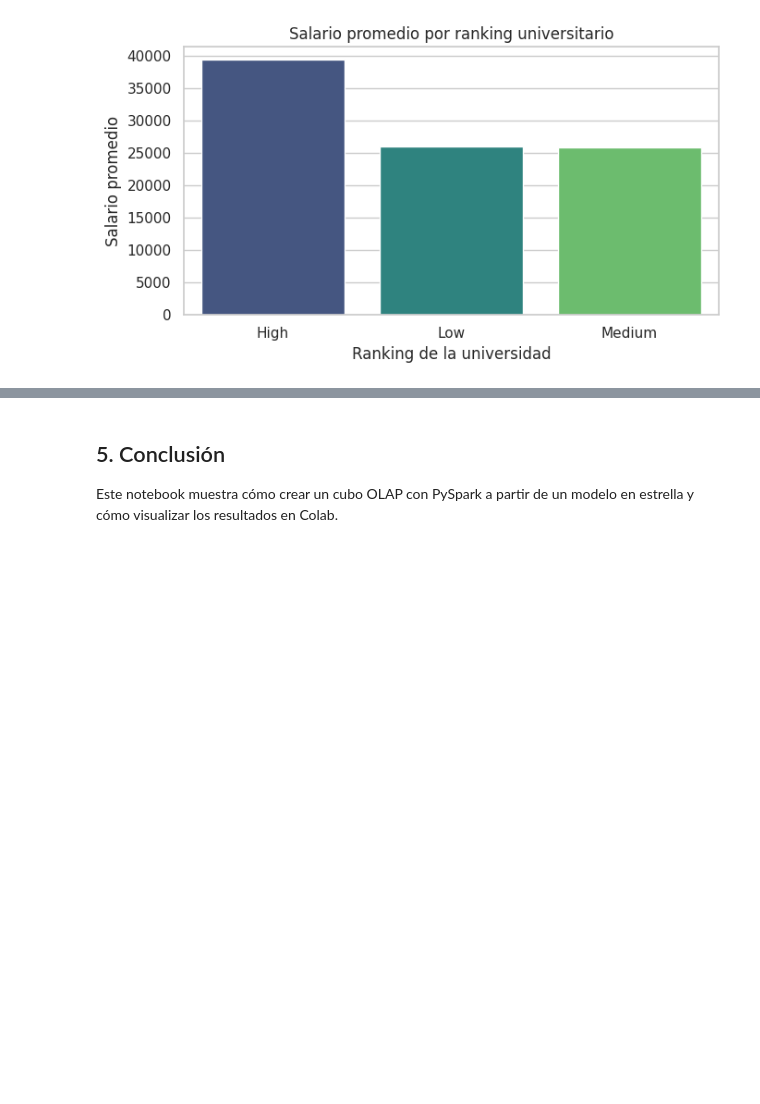
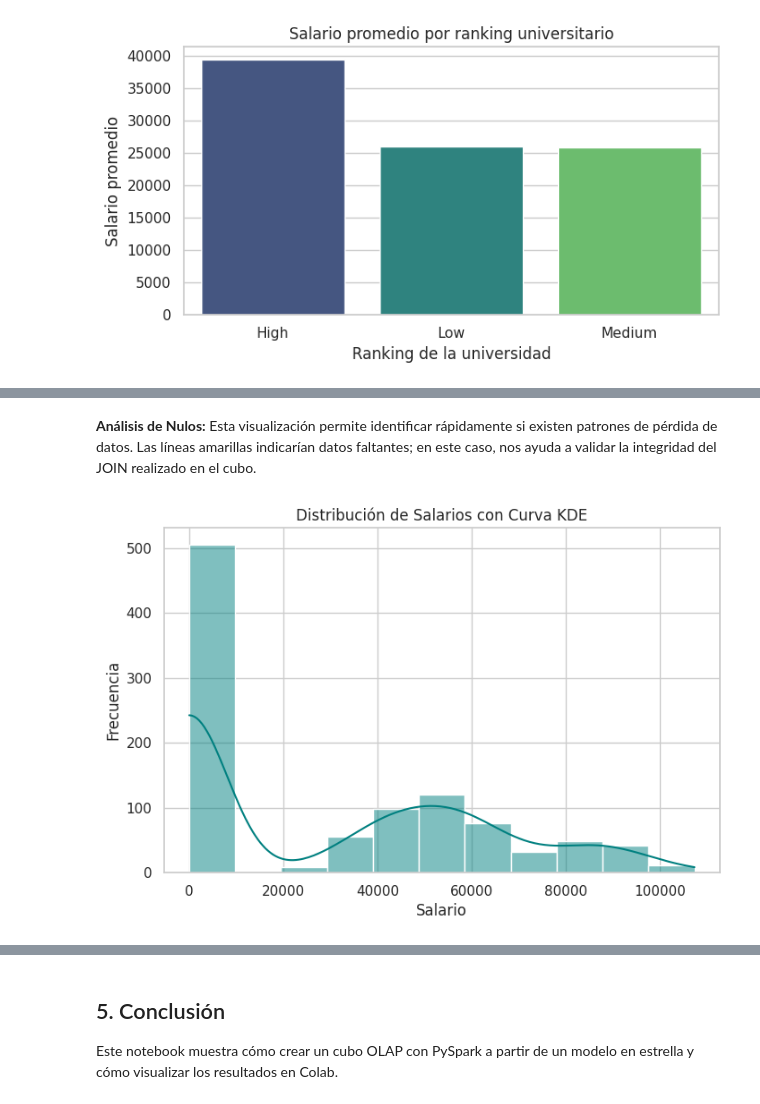
Before and after one commit to ftmrocca/CUBO-OLAP, a Jupyter notebook: OLAP_Cubo_PySpark_Colab.ipynb, the cells around one changed output, grey strips where cells are left out. Cells and saved outputs as stored; diff of their text form; code cells hidden in the pictures; blank space fills up the shorter version.

```diff
--- a/OLAP_Cubo_PySpark_Colab.ipynb
+++ b/OLAP_Cubo_PySpark_Colab.ipynb
@@ -194,0 +208,12 @@ Passing `palette` without assigning `hue` is deprecated and will be removed in v
+# %% [markdown]
+**Análisis de Nulos:** Esta visualización permite identificar rápidamente si existen patrones de pérdida de datos. Las líneas amarillas indicarían datos faltantes; en este caso, nos ayuda a validar la integridad del JOIN realizado en el cubo.
+# %%
+# 6.2 Histograma + Curva KDE del Salario
+plt.figure(figsize=(8, 5))
+sns.histplot(pdf_sample['salary'], kde=True, color='teal')
+plt.title('Distribución de Salarios con Curva KDE')
+plt.xlabel('Salario')
+plt.ylabel('Frecuencia')
+plt.show()
+# %% [output]
+[figure, added]
```
Also changed, not shown: parts of 9 cells of this notebook.
